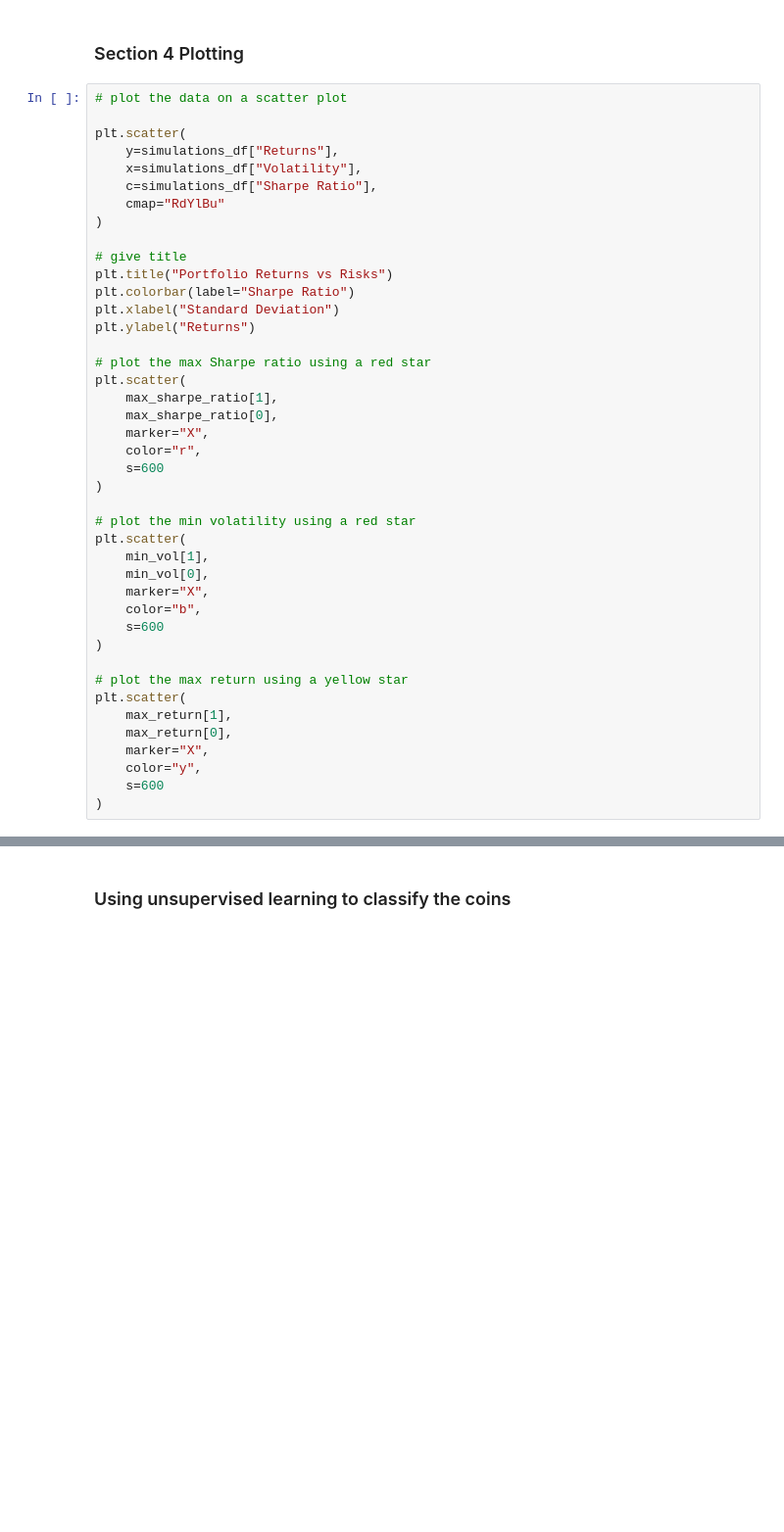
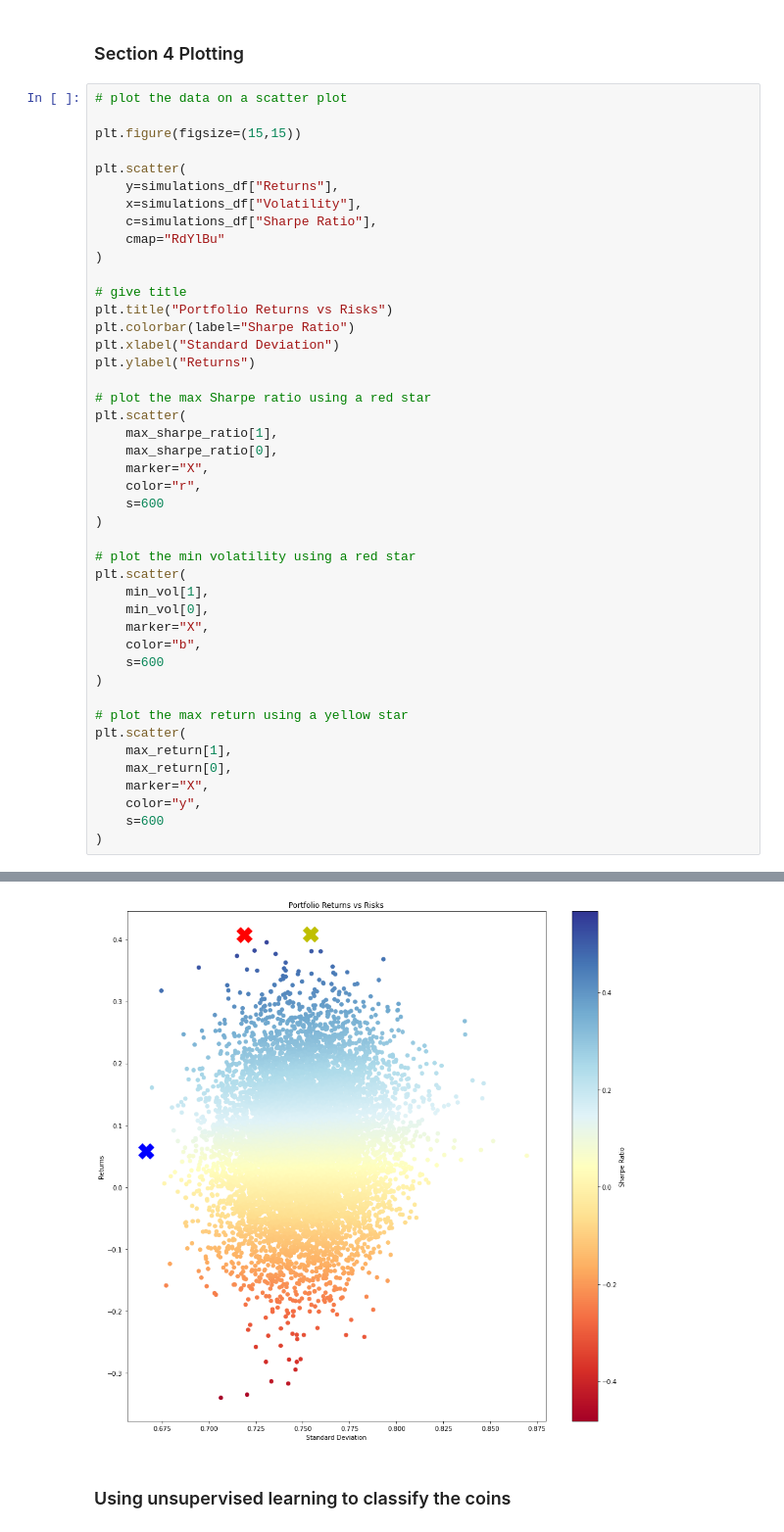
Before and after one commit to Shinan-tech/data-pt-ber-08-20, a Jupyter notebook: Projects/module-3_projects/04_final-project/Portfolio Optimization Using Python.ipynb, the cells around one changed output, grey strips where cells are left out. Shown: that part at 98% size. Cells and saved outputs as stored; diff of their text form; blank space fills up the shorter version.

```diff
--- a/Projects/module-3_projects/04_final-project/Portfolio Optimization Using Python.ipynb
+++ b/Projects/module-3_projects/04_final-project/Portfolio Optimization Using Python.ipynb
@@ -291,6 +372,8 @@ print("-"*127)
 ### Section 4 Plotting
 # %%
 # plot the data on a scatter plot
+
+plt.figure(figsize=(15,15))
 
 plt.scatter(
     y=simulations_df["Returns"],
@@ -331,3 +414,4 @@ plt.scatter(
     color="y",
     s=600
 )
+# %% [output]
@@ -334,3 +419,4 @@ plt.scatter(
+[figure, added]
 # %% [markdown]
 ### Using unsupervised learning to classify the coins
 # %%
```
Also changed, not shown: parts of 22 cells of this notebook.
